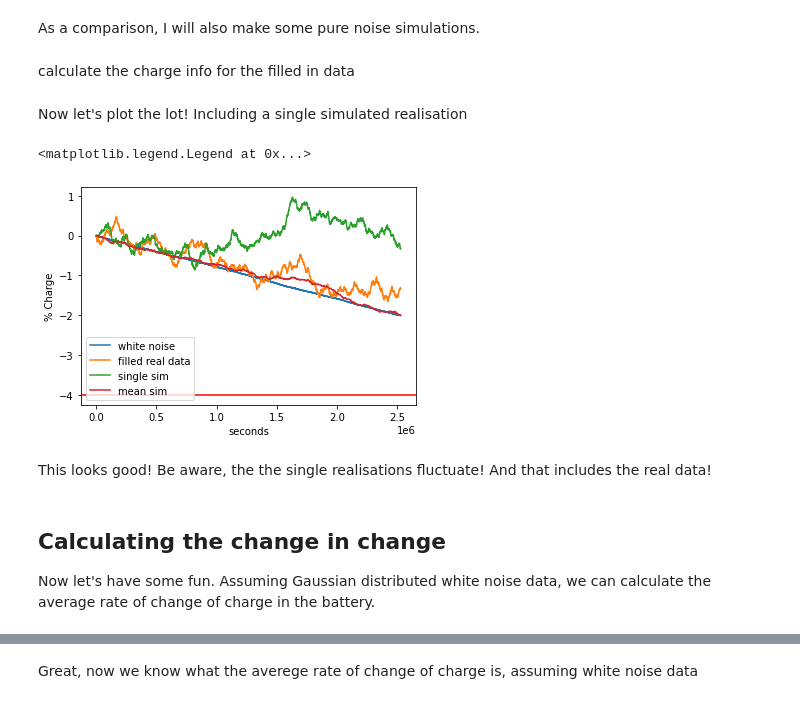
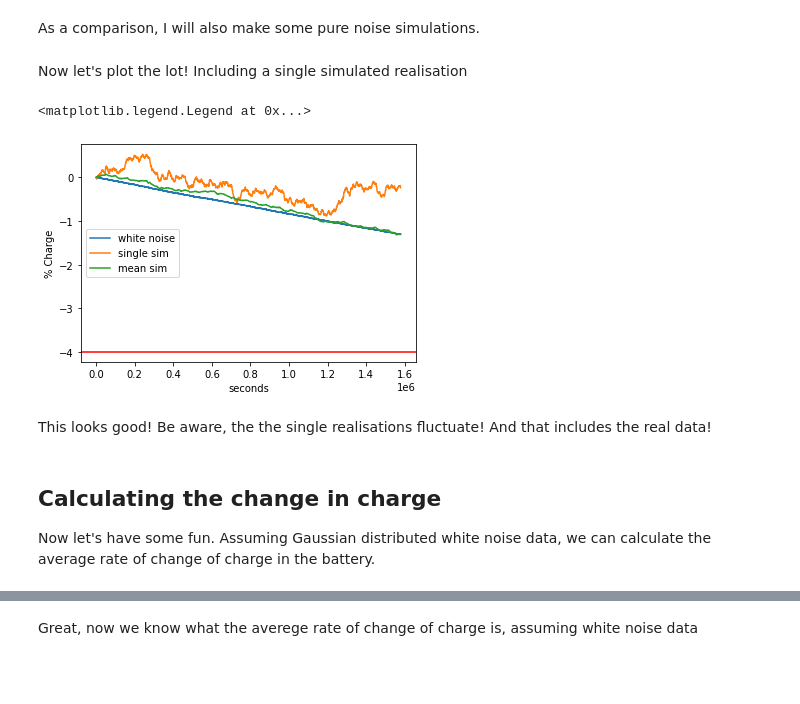
Before and after one commit to LeeWhittaker369/dynamic_containment, a Jupyter notebook: jupyter/modelling_the_data.ipynb, the cells around one changed output, grey strips where cells are left out. Cells and saved outputs as stored; diff of their text form; code cells hidden in the pictures; blank space fills up the shorter version.

Commit message:
Add further data checks

```diff
--- a/jupyter/modelling_the_data.ipynb
+++ b/jupyter/modelling_the_data.ipynb
@@ -94,5 +151,5 @@ Not too bad, but not perfect. We will start by assuming it is Normal, but come b
 
 We can calculate the the charge, assuming we have a full battery to begin with, for simplicity, ignoring going battery capacity for now.
 # %%
-cont_table = utils.add_charge_info(cont_table, service_power)
+freq_table = utils.add_charge_info(freq_table, service_power)
 # %%
@@ -107,7 +164,7 @@ plt.legend()
 
 Now let's try and generate more data using Gaussian simulations. I will start by trying using the spectral density of $\delta f$. To do this, I am using the `openturns` package
 # %%
-process = utils.simulate_delta_f(cont_table)
+process = utils.simulate_delta_f(freq_table)
 # %%
 # draw a sample
 sample = process.getSample(1)
@@ -269,2 +333,0 @@ I will also use the simulation to fill in my missing data
-# %%
-freq_table = utils.fill_in_spectra(freq_table, reals[1])
@@ -280,12 +334,10 @@ plt.legend()
 # %% [markdown]
 As a comparison, I will also make some pure noise simulations.
 # %%
-gauss_noise = np.random.normal(0.0, freq_table['filled_delta_freq'].std(), size=len(freq_table))
+gauss_noise = np.random.normal(0.0, freq_table['delta_freq'].std(), size=len(freq_table))
 # %%
 df_white_noise = pd.DataFrame()
 df_white_noise['date'] = range(len(freq_table))
 df_white_noise['delta_freq'] = gauss_noise
 # %%
 df_white_noise = utils.add_charge_info(df_white_noise, service_power)
-# %% [markdown]
-calculate the charge info for the filled in data
@@ -298,20 +345,19 @@ df_filled = utils.add_charge_info(
 Now let's plot the lot! Including a single simulated realisation
 # %%
 plt.plot(df_white_noise.date, df_white_noise.culm_charge, label="white noise")
-plt.plot(df_white_noise.date, df_filled.culm_charge, label="filled real data")
 plt.plot(df_white_noise.date, reals[2].culm_charge, label="single sim")
 plt.plot(df_white_noise.date, df_mean.culm_charge, label="mean sim")
 plt.axhline(-4.0, color='red')
 plt.ylabel("% Charge")
 plt.xlabel("seconds")
 plt.legend()
 # %% [output]
 <matplotlib.legend.Legend at 0x...>
-[figure, old version]
+[figure, new version]
 # %% [markdown]
 This looks good! Be aware, the the single realisations fluctuate! And that includes the real data!
 # %% [markdown]
-## Calculating the change in change
+## Calculating the change in charge
 
 Now let's have some fun. Assuming Gaussian distributed white noise data, we can calculate the average rate of change of charge in the battery.
 # %%
```
Also changed, not shown: parts of 88 cells of this notebook, 2 other files.
